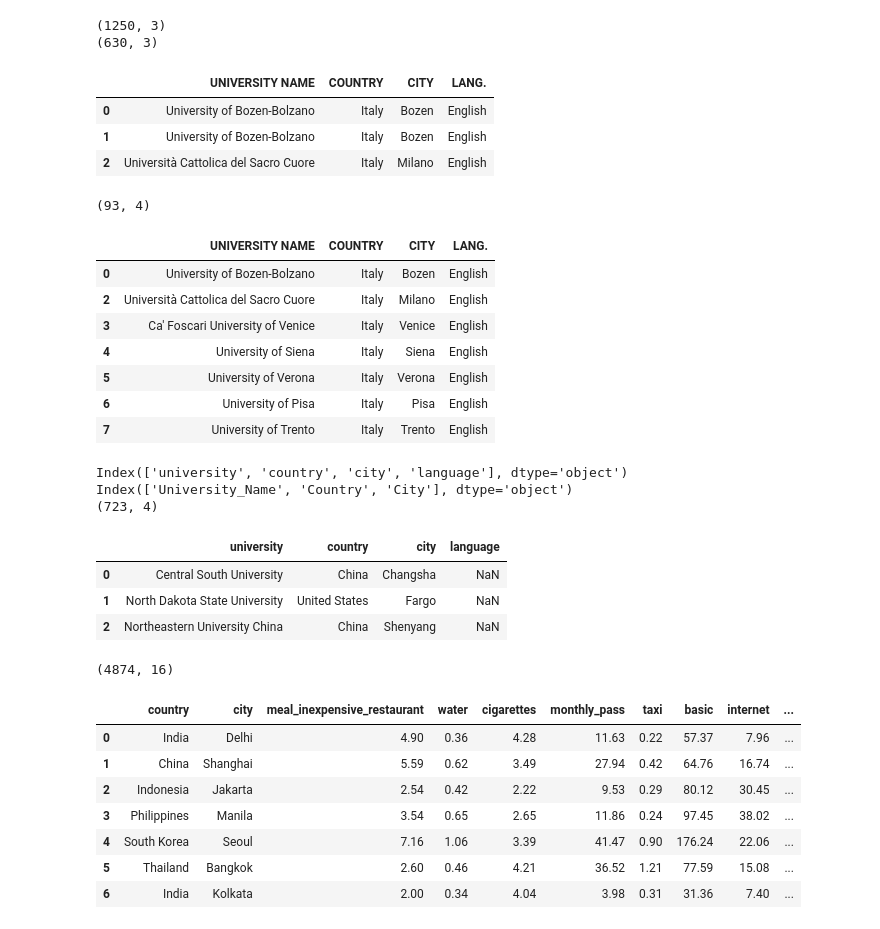
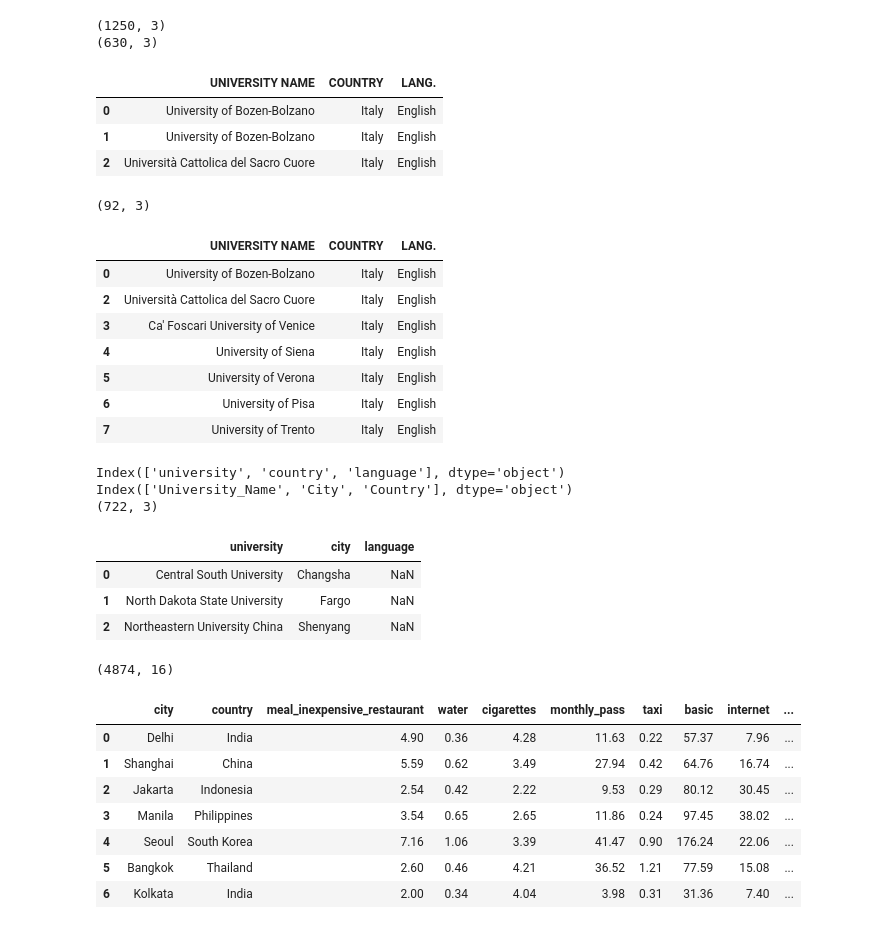
Before and after one commit to OGnTn/datavis_project, a Jupyter notebook: src/processing.ipynb, the cells around one changed output. Drawn from its saved outputs; the diff is of its cells as text; code cells hidden in the pictures.

```diff
--- a/src/processing.ipynb
+++ b/src/processing.ipynb
@@ -149,28 +149,28 @@ print(df_universities.shape)
 (630, 3)
 # %%
 #Drop all columns except for university name, country, city, lang., and tuition/semester
-df_masters = df_masters[['UNIVERSITY NAME', 'COUNTRY', 'CITY', 'LANG.']]
+df_masters = df_masters[['UNIVERSITY NAME', 'COUNTRY', 'LANG.']]
 df_masters.head(3)
 # %% [output]
-|  | UNIVERSITY NAME | COUNTRY | CITY | LANG. |
-| 0 | University of Bozen-Bolzano | Italy | Bozen | English |
-| 1 | University of Bozen-Bolzano | Italy | Bozen | English |
-| 2 | Università Cattolica del Sacro Cuore | Italy | Milano | English |
+|  | UNIVERSITY NAME | COUNTRY | LANG. |
+| 0 | University of Bozen-Bolzano | Italy | English |
+| 1 | University of Bozen-Bolzano | Italy | English |
+| 2 | Università Cattolica del Sacro Cuore | Italy | English |
 # %%
 #drop duplicates
 df_masters.drop_duplicates(inplace=True)
 print(df_masters.shape)
 df_masters.head(7)
 # %% [output]
-(93, 4)
+(92, 3)
-|  | UNIVERSITY NAME | COUNTRY | CITY | LANG. |
-| 0 | University of Bozen-Bolzano | Italy | Bozen | English |
-| 2 | Università Cattolica del Sacro Cuore | Italy | Milano | English |
-| 3 | Ca' Foscari University of Venice | Italy | Venice | English |
-| 4 | University of Siena | Italy | Siena | English |
-| 5 | University of Verona | Italy | Verona | English |
-| 6 | University of Pisa | Italy | Pisa | English |
-| 7 | University of Trento | Italy | Trento | English |
+|  | UNIVERSITY NAME | COUNTRY | LANG. |
+| 0 | University of Bozen-Bolzano | Italy | English |
+| 2 | Università Cattolica del Sacro Cuore | Italy | English |
+| 3 | Ca' Foscari University of Venice | Italy | English |
+| 4 | University of Siena | Italy | English |
+| 5 | University of Verona | Italy | English |
+| 6 | University of Pisa | Italy | English |
+| 7 | University of Trento | Italy | English |
 # %%
 #renaming columns
 df_masters.rename(columns={'UNIVERSITY NAME': 'university', 'COUNTRY': 'country', 'CITY': 'city', 'LANG.': 'language'}, inplace=True)
@@ -180,24 +180,25 @@ df_masters.head(3)
 print(df_masters.columns)
 
 #switch column positions in universities df
-df_universities = df_universities[['University_Name', 'Country', 'City']]
+df_universities = df_universities[['University_Name', 'City', 'Country']]
 print(df_universities.columns)
 df_universities.rename(columns={'University_Name': 'university', 'Country': 'country', 'City': 'city', 'LANG.': 'language'}, inplace=True)
 df_universities.head(3)
 df_merged = pd.concat([df_universities, df_masters])
+df_merged = df_merged[['university', 'city', 'language']]
 
 print(df_merged.shape)
 df_merged.head(3)
 # %% [output]
-Index(['university', 'country', 'city', 'language'], dtype='object')
-Index(['University_Name', 'Country', 'City'], dtype='object')
-(723, 4)
+Index(['university', 'country', 'language'], dtype='object')
+Index(['University_Name', 'City', 'Country'], dtype='object')
+(722, 3)
-|  | university | country | city | language |
-| 0 | Central South University | China | Changsha | NaN |
-| 1 | North Dakota State University | United States | Fargo | NaN |
-| 2 | Northeastern University China | China | Shenyang | NaN |
+|  | university | city | language |
+| 0 | Central South University | Changsha | NaN |
+| 1 | North Dakota State University | Fargo | NaN |
+| 2 | Northeastern University China | Shenyang | NaN |
 # %%
-df_cost = df_cost[['country', 'city', 'x1', 'x4', 'x5','x25','x26','x16', 'x17','x18','x19','x20','x21','x23','x27','x29','x31','x36','x38','x41','x48','x49']]
+df_cost = df_cost[['city', 'country', 'x1', 'x4', 'x5','x25','x26','x16', 'x17','x18','x19','x20','x21','x23','x27','x29','x31','x36','x38','x41','x48','x49']]
 df_cost.rename(columns={'x1': 'meal_inexpensive_restaurant', 'x23': 'water', 'x27': 'cigarettes', 'x29': 'monthly_pass', 'x31': 'taxi', 'x36': 'basic', 'x38': 'internet','x41': 'cinema', 'x41':'cinema', 'x48': 'appartment_centre', 'x49': 'appartment_outside_centre' }, inplace=True)
 #add column beer_restaurant which is the mean of the x4 and x5 columns and drop them
 df_cost['beer_restaurant'] = df_cost[['x4', 'x5']].mean(axis=1)
@@ -216,14 +217,14 @@ print(df_cost.shape)
 df_cost.head(7)
 # %% [output]
 (4874, 16)
-|  | country | city | meal_inexpensive_restaurant | water | cigarettes | monthly_pass | taxi | basic | internet | ... |
-| 0 | India | Delhi | 4.90 | 0.36 | 4.28 | 11.63 | 0.22 | 57.37 | 7.96 | ... |
-| 1 | China | Shanghai | 5.59 | 0.62 | 3.49 | 27.94 | 0.42 | 64.76 | 16.74 | ... |
-| 2 | Indonesia | Jakarta | 2.54 | 0.42 | 2.22 | 9.53 | 0.29 | 80.12 | 30.45 | ... |
-| 3 | Philippines | Manila | 3.54 | 0.65 | 2.65 | 11.86 | 0.24 | 97.45 | 38.02 | ... |
-| 4 | South Korea | Seoul | 7.16 | 1.06 | 3.39 | 41.47 | 0.90 | 176.24 | 22.06 | ... |
-| 5 | Thailand | Bangkok | 2.60 | 0.46 | 4.21 | 36.52 | 1.21 | 77.59 | 15.08 | ... |
-| 6 | India | Kolkata | 2.00 | 0.34 | 4.04 | 3.98 | 0.31 | 31.36 | 7.40 | ... |
+|  | city | country | meal_inexpensive_restaurant | water | cigarettes | monthly_pass | taxi | basic | internet | ... |
+| 0 | Delhi | India | 4.90 | 0.36 | 4.28 | 11.63 | 0.22 | 57.37 | 7.96 | ... |
+| 1 | Shanghai | China | 5.59 | 0.62 | 3.49 | 27.94 | 0.42 | 64.76 | 16.74 | ... |
+| 2 | Jakarta | Indonesia | 2.54 | 0.42 | 2.22 | 9.53 | 0.29 | 80.12 | 30.45 | ... |
+| 3 | Manila | Philippines | 3.54 | 0.65 | 2.65 | 11.86 | 0.24 | 97.45 | 38.02 | ... |
+| 4 | Seoul | South Korea | 7.16 | 1.06 | 3.39 | 41.47 | 0.90 | 176.24 | 22.06 | ... |
+| 5 | Bangkok | Thailand | 2.60 | 0.46 | 4.21 | 36.52 | 1.21 | 77.59 | 15.08 | ... |
+| 6 | Kolkata | India | 2.00 | 0.34 | 4.04 | 3.98 | 0.31 | 31.36 | 7.40 | ... |
 # %%
 def get_long_lat(city, country):
 
```
Also changed, not shown: parts of 5 cells of this notebook, 12 other files.
